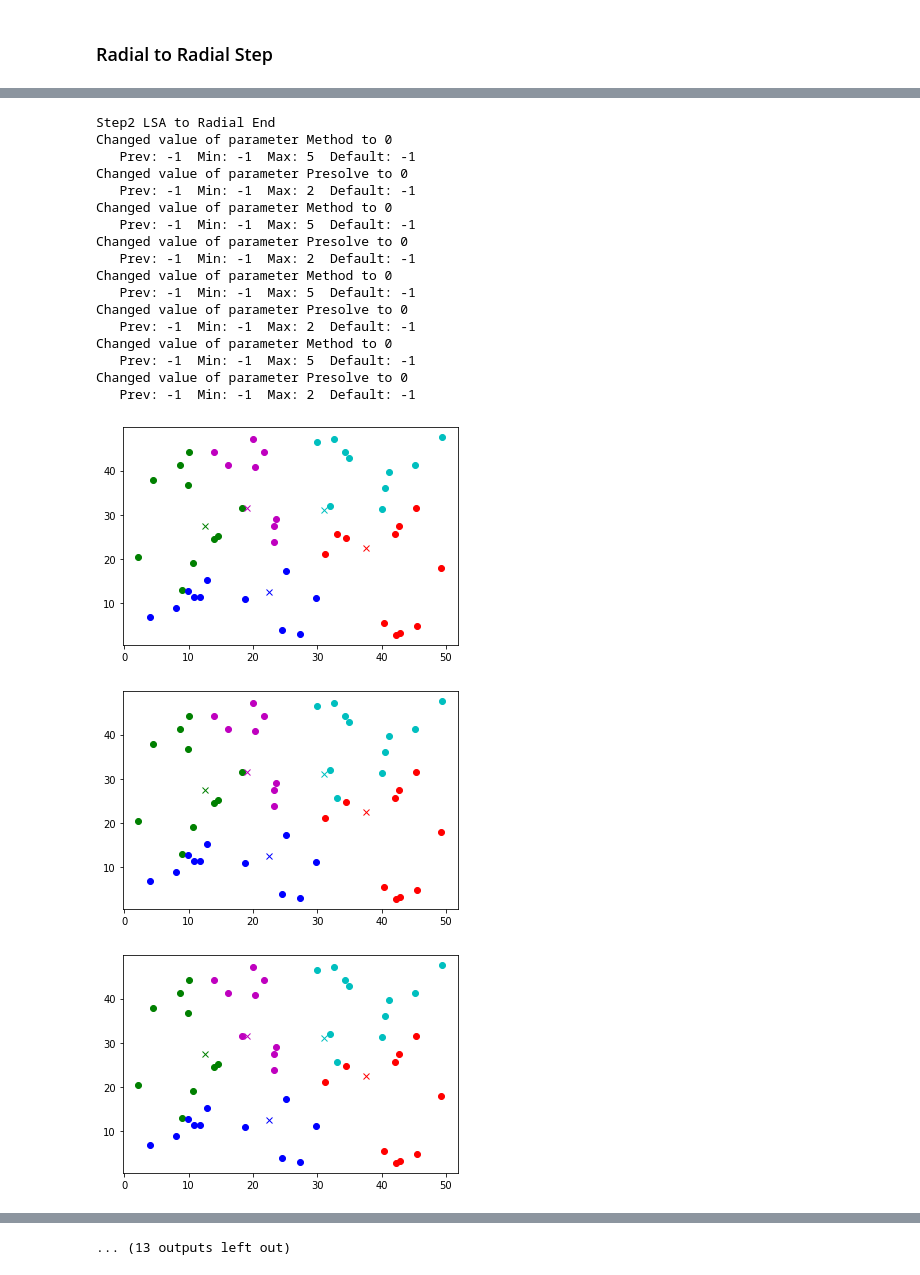
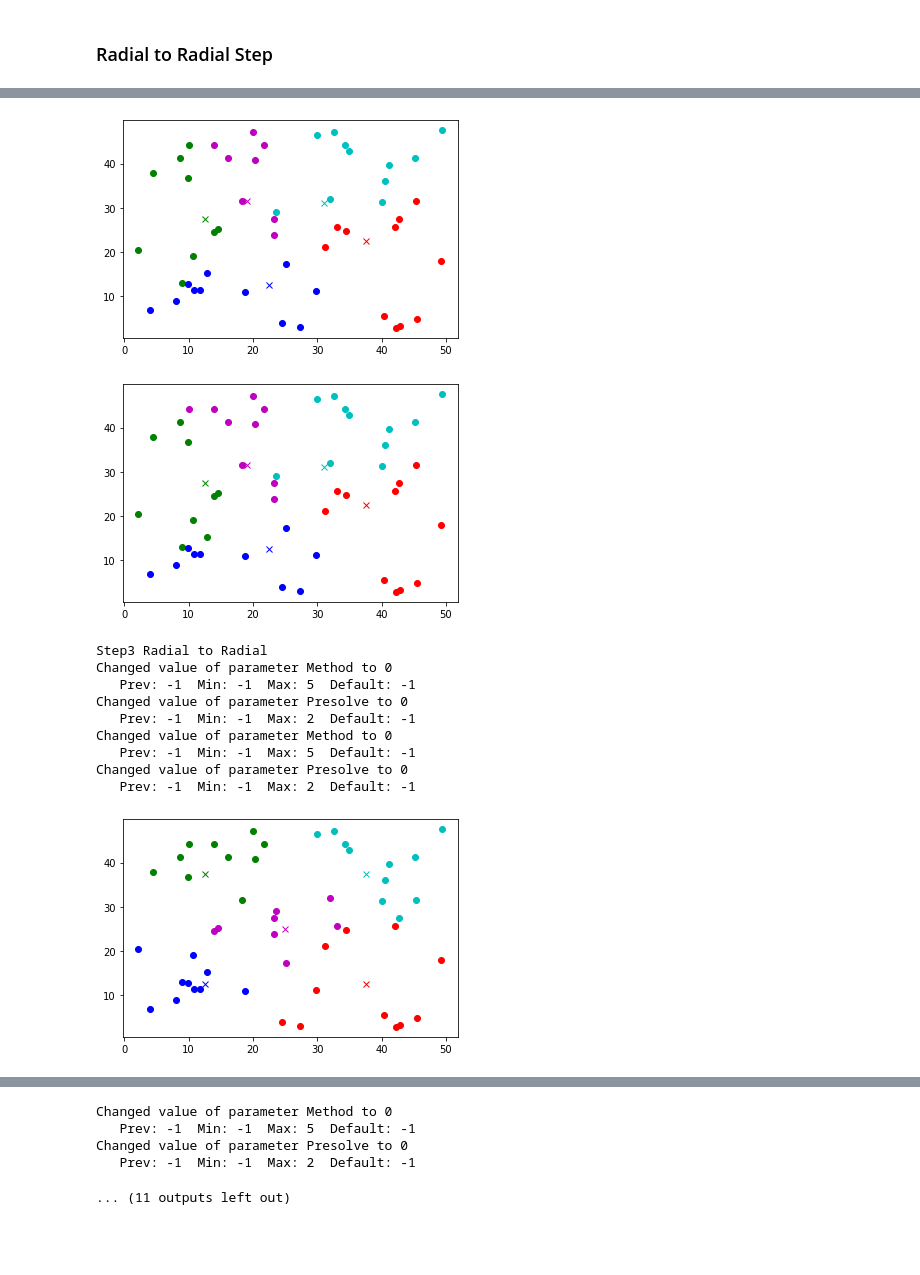
Before and after one commit to szirkelbach/Transitioning-Separable-Clusterings, a Jupyter notebook: Full Run.ipynb, the cells around one changed output, grey strips where cells are left out. Saved outputs shown, nothing was run; the diff lists cells and outputs as text; code cells hidden in the pictures; blank space fills up the shorter version.

```diff
--- a/Full Run.ipynb
+++ b/Full Run.ipynb
@@ -227,7 +227,6 @@ def LSA2RadialNew(k,n,sites, points, lsaAssign, upper, lower, model, radAssign,
 
     # counting time
     timeSum = 0
-    iterCount = 0
     count = 0
     start = time.time()
     previousObjectiveValue = lsaModel.getObjective().getValue()
@@ -256,7 +255,6 @@ def LSA2RadialNew(k,n,sites, points, lsaAssign, upper, lower, model, radAssign,
                     for j in range(n):
                         if x[n*i + j] == 1.0:
                             curAssign[j] = i
-                printCurrentAssignment(curAssign, points, sites)
                 currentAssignCount = np.zeros(k)
                 for i in range(n):
                     currentAssignCount[int(curAssign[i])] += 1
@@ -264,6 +262,7 @@ def LSA2RadialNew(k,n,sites, points, lsaAssign, upper, lower, model, radAssign,
         previousObjectiveValue = np.copy(currentObjectiveValue)
         cbasis = model.cbasis
         vbasis = model.vbasis
+        NewClustering = True
         if count == 1:
             comparisoncounter = 0
             for i in range(len(curAssign)):
@@ -271,10 +270,17 @@ def LSA2RadialNew(k,n,sites, points, lsaAssign, upper, lower, model, radAssign,
                     comparisoncounter += 1
             if comparisoncounter == 1:
                 count -=1
+                NewClustering = False
+        if NewClustering:
+            x = model.x
+            for i in range(k):
+                for j in range(n):
+                    if x[n*i + j] == 1.0:
+                        curAssign[j] = i
+            printCurrentAssignment(curAssign, points, sites)
         previousX = np.copy(model.x)
     timeSum += time.time() - start
-    iterCount+= count
-    return iterCount, timeSum, True
+    return count, timeSum, True
 # %% [markdown]
 ### LSA to Radial function ###
 # %%
@@ -358,7 +364,14 @@ def Radial2Radial(start, end, points, upperBounds, lowerBounds, step):
 
     counter = 0
     totallambda = 0
-
+    curAssign = np.zeros(n)
+    x = radCurrentModel.x
+    for i in range(k):
+        for j in range(n):
+            if x[n*i + j] == 1.0:
+                curAssign[j] = i
+    tempSites = getCurrentSites(start, end, totallambda)
+    printCurrentAssignment(curAssign, points, tempSites)
     while(True):
         counter = counter + 1
         continueValue = False
@@ -434,9 +447,6 @@ diffCount += diffCounter(sAssignmentLSA, eAssignmentLSA)
 print("Step1 LSA to Radial Start")
 IterCountStart, LSAStartTime, LSAStartEndTime, usable = LSA2Radial(k,n,start, points, upperBounds, lowerBounds, startBound, sAssignmentLSA, sAssignmentRad)
 
-
-timeSumLRStart += LSAStartTime
-stepSumLRStart += IterCountStart
 print("Step2 LSA to Radial End")
 IterCountEnd, LSAEndTime, LSAEndEndTime, usable = LSA2Radial(k,n,end, points, upperBounds, lowerBounds, endBound, eAssignmentLSA, eAssignmentRad)
 print("Step3 Radial to Radial")
@@ -488,20 +515,12 @@ Changed value of parameter Presolve to 0
-Step2 LSA to Radial End
-Changed value of parameter Method to 0
-   Prev: -1  Min: -1  Max: 5  Default: -1
-Changed value of parameter Presolve to 0
-   Prev: -1  Min: -1  Max: 2  Default: -1
-Changed value of parameter Method to 0
-   Prev: -1  Min: -1  Max: 5  Default: -1
-Changed value of parameter Presolve to 0
-   Prev: -1  Min: -1  Max: 2  Default: -1
-Changed value of parameter Method to 0
-   Prev: -1  Min: -1  Max: 5  Default: -1
-Changed value of parameter Presolve to 0
-   Prev: -1  Min: -1  Max: 2  Default: -1
-Changed value of parameter Method to 0
-   Prev: -1  Min: -1  Max: 5  Default: -1
-Changed value of parameter Presolve to 0
-   Prev: -1  Min: -1  Max: 2  Default: -1
-[figure, old version]
+[figure, new version]
-[figure, old version]
+[figure, new version]
+Step3 Radial to Radial
+Changed value of parameter Method to 0
+   Prev: -1  Min: -1  Max: 5  Default: -1
+Changed value of parameter Presolve to 0
+   Prev: -1  Min: -1  Max: 2  Default: -1
+Changed value of parameter Method to 0
+   Prev: -1  Min: -1  Max: 5  Default: -1
+Changed value of parameter Presolve to 0
+   Prev: -1  Min: -1  Max: 2  Default: -1
-[figure, old version]
+[figure, new version]
@@ -510 +527,5 @@ Changed value of parameter Presolve to 0
-... (13 outputs left out)
+Changed value of parameter Method to 0
+   Prev: -1  Min: -1  Max: 5  Default: -1
+Changed value of parameter Presolve to 0
+   Prev: -1  Min: -1  Max: 2  Default: -1
+... (11 outputs left out)
```
Also changed, not shown: parts of 1 cell of this notebook, 3 other files.
